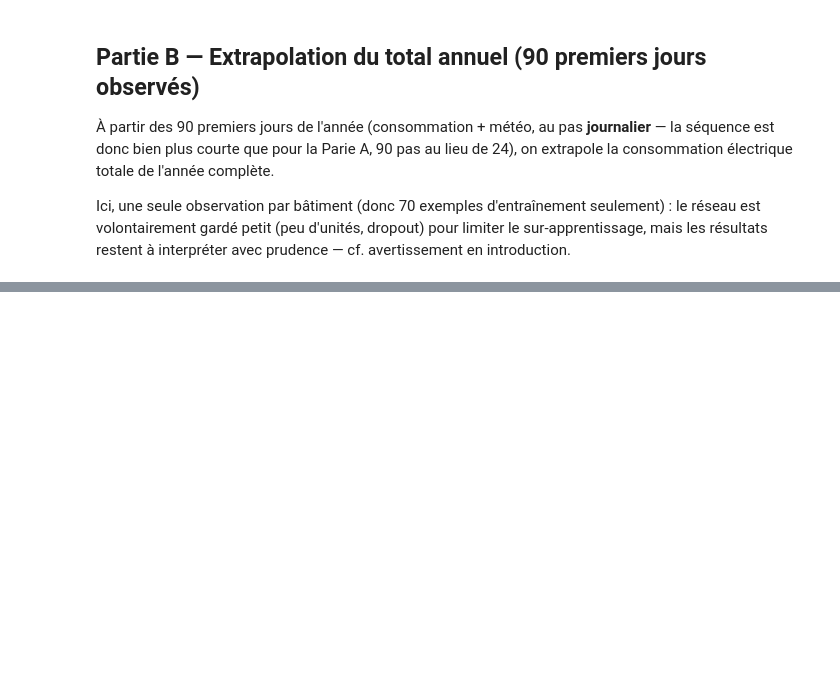
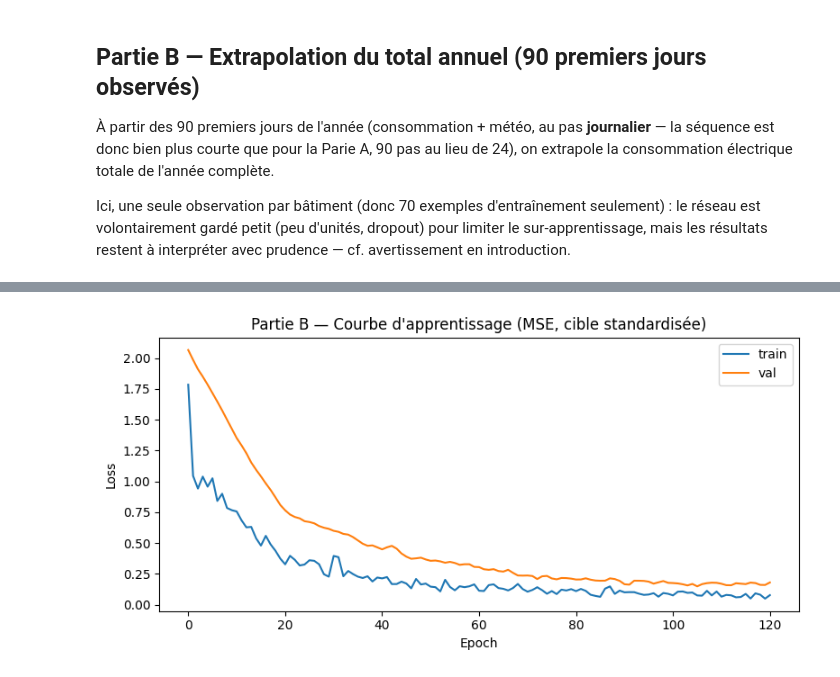
Before and after one commit to BOUBAKERAMDY/FlexiMax, a Jupyter notebook: notebooks/06_timeseries/rnn_mlp_hybrid_electricite.ipynb, the cells around one changed output, grey strips where cells are left out. Cells and saved outputs as stored; diff of their text form; code cells hidden in the pictures; blank space fills up the shorter version.

```diff
--- a/notebooks/06_timeseries/rnn_mlp_hybrid_electricite.ipynb
+++ b/notebooks/06_timeseries/rnn_mlp_hybrid_electricite.ipynb
@@ -314,13 +401,15 @@ print(f"Arrêt à l'epoch {len(history_b.history['loss'])} (early stopping)")
 # %%
 plt.figure(figsize=(8, 4))
 plt.plot(history_b.history["loss"], label="train")
 plt.plot(history_b.history["val_loss"], label="val")
-plt.title("Tâche B — Courbe d'apprentissage (MSE, cible standardisée)")
+plt.title("Partie B — Courbe d'apprentissage (MSE, cible standardisée)")
 plt.xlabel("Epoch")
 plt.ylabel("Loss")
 plt.legend()
 plt.tight_layout()
 plt.show()
+# %% [output]
+[figure, added]
 # %%
 pred_test_b_sc = model_b.predict([Xb_test_sc, Sb_test_sc], verbose=0)
 pred_test_b = y_scaler_b.inverse_transform(pred_test_b_sc).ravel()
```
Also changed, not shown: parts of 13 cells of this notebook.
